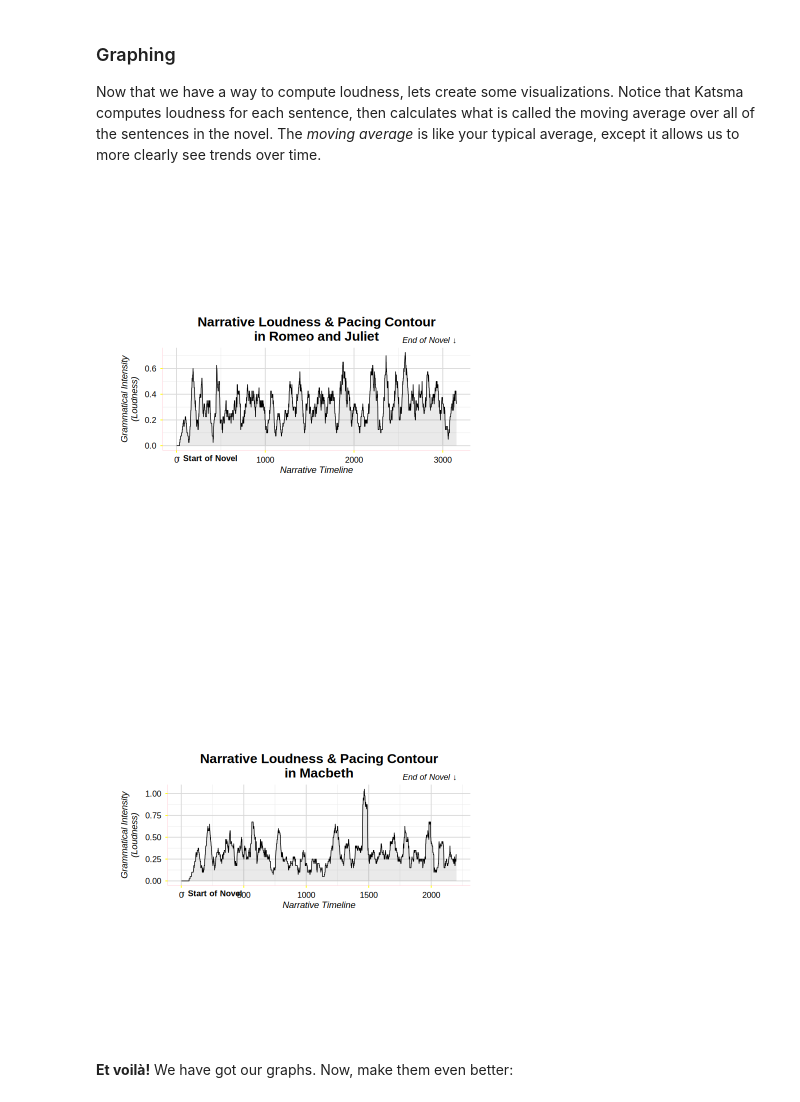
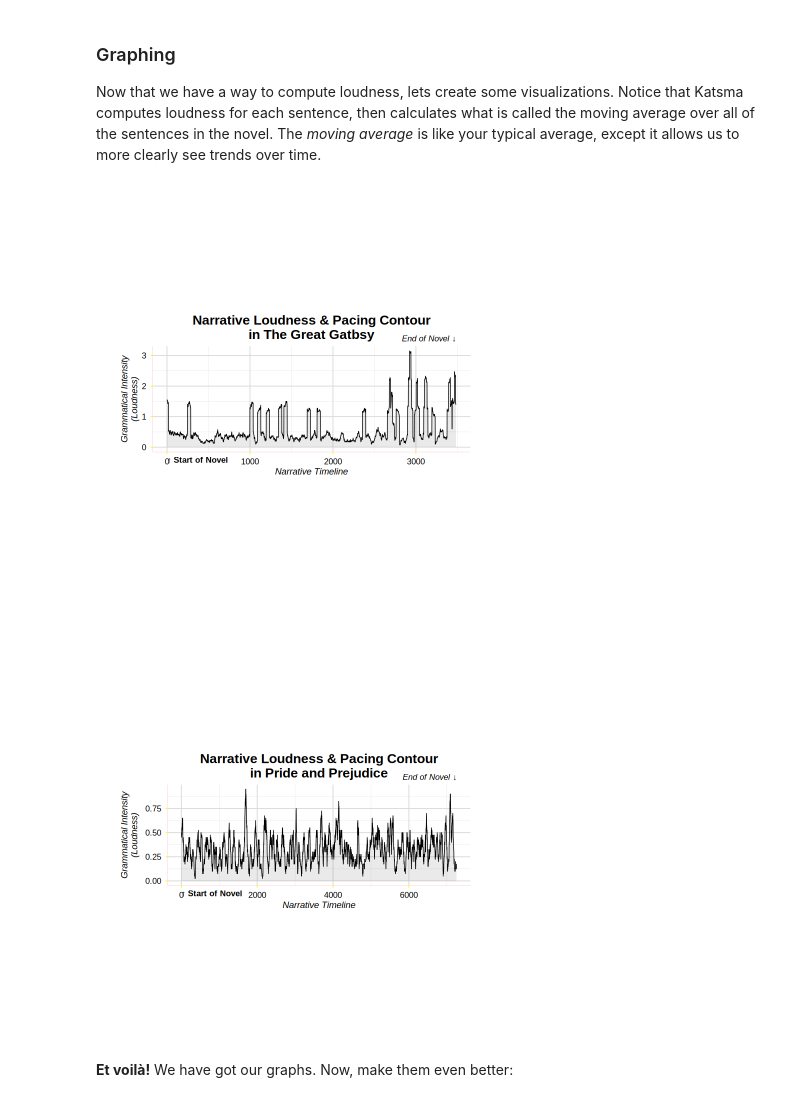
Before and after one commit to ACLA-TDS-26-27/Unit0, a Jupyter notebook: ApResearchCT_ARTS (1).ipynb, the cells around one changed output. Cells and saved outputs as stored; diff of their text form; code cells hidden in the pictures.

```diff
--- a/ApResearchCT_ARTS (1).ipynb
+++ b/ApResearchCT_ARTS (1).ipynb
@@ -175,11 +170,11 @@ my_texts <- c(
 )
 
 # ---- EDIT THIS LINE ----
-text_title_1 <- "Romeo and Juliet"
+text_title_1 <- "The Great Gatsby"
 # ------------------------
 
 # ---- EDIT THIS LINE ----
-text_title_2 <- "Macbeth"
+text_title_2 <- "Pride and Prejudice"
 # ------------------------
 
 text1 <- gutenberg_download(my_texts[[text_title_1]], meta_fields = "title")
@@ -255,7 +250,7 @@ naive_loudness_score <- function(chapter_string) {
                   "vociferated", "proclaimed")
 
   #____EDIT ME_____#
-  very_loud_verbs <- c("shouted")
+  very_loud_verbs <- c("shouted", "yelled", "screamed", "roared", "bellowed", "exclaimed", "demanded", "hollered", "shrieked")
   #____EDIT ME_____#
 
   verbs <- list(neutral_verbs, resonant_verbs, med_loud_verbs,
@@ -345,36 +347,36 @@ plot_loudness <- function(text, label, window = 40) {
   ggplot2::ggplot(df, ggplot2::aes(x, y)) +
     ggplot2::geom_area(alpha = 0.1) +
     ggplot2::geom_line(linewidth = 0.4) +
     ggplot2::annotate("text", x = min(df$x), y = -Inf,
              label = "\u2191 Start of Novel",
              hjust = 0, vjust = 1.8, size = 3.5, fontface = "bold") +
     ggplot2::annotate("text", x = max(df$x), y = Inf,
              label = "End of Novel \u2193",
              hjust = 1, vjust = -0.8, size = 3.5, fontface = "italic") +
     ggplot2::coord_cartesian(clip = "off") +
     ggplot2::labs(
       title = paste0("Narrative Loudness & Pacing Contour\nin ", label),
       x = "Narrative Timeline",
       y = "Grammatical Intensity\n(Loudness)"
     ) +
     ggplot2::theme_minimal(base_size = 11) +
     ggplot2::theme(
       aspect.ratio = 1 / 3,
       plot.title = ggplot2::element_text(size = 16, face = "bold", hjust = 0.5),
       axis.title = ggplot2::element_text(face = "italic"),
       axis.line = ggplot2::element_line(colour = "pink", linewidth = 0.2),
       axis.ticks = ggplot2::element_line(colour = "yellow"),
       axis.text = ggplot2::element_text(colour = "black", size = 10),
       panel.grid.major = ggplot2::element_line(colour = "grey85"),
       plot.background = ggplot2::element_rect(fill = "white", colour = NA),
       plot.margin = ggplot2::margin(30, 55, 30, 30)
     )
 }
 
-plot_loudness(text1, "Romeo and Juliet")
-plot_loudness(text2, "Macbeth")
+plot_loudness(text1, "The Great Gatbsy")
+plot_loudness(text2, "Pride and Prejudice")
 # %% [output]
-[figure, old version]
+[figure, new version]
-[figure, old version]
+[figure, new version]
 # %% [markdown]
 
```
Also changed, not shown: parts of 19 cells of this notebook.
